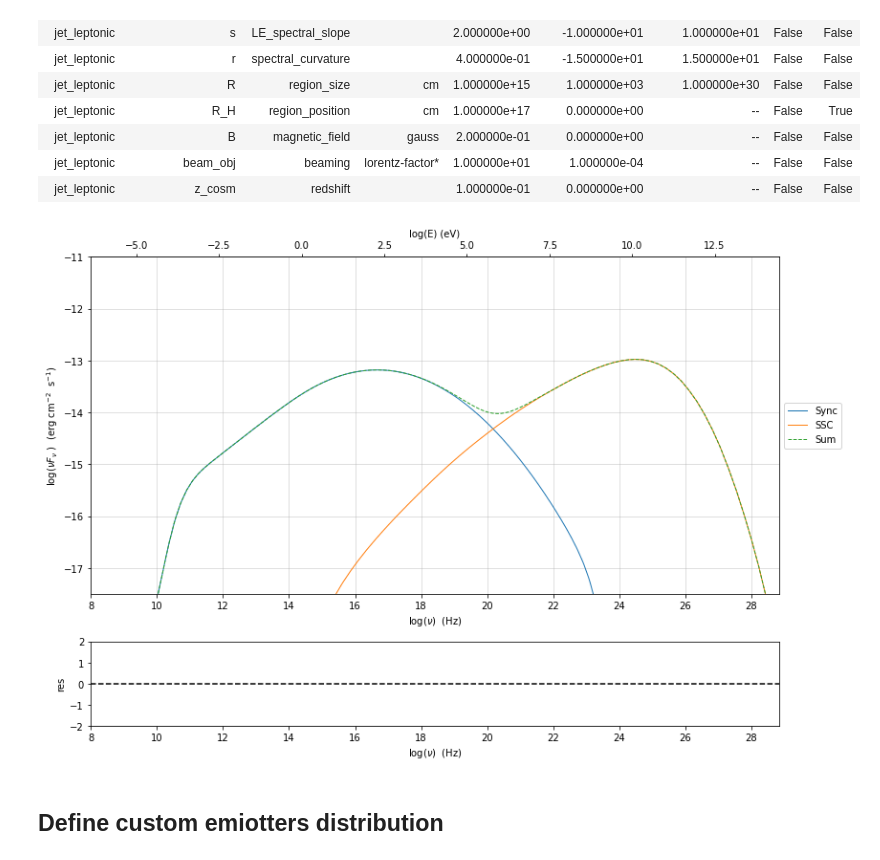
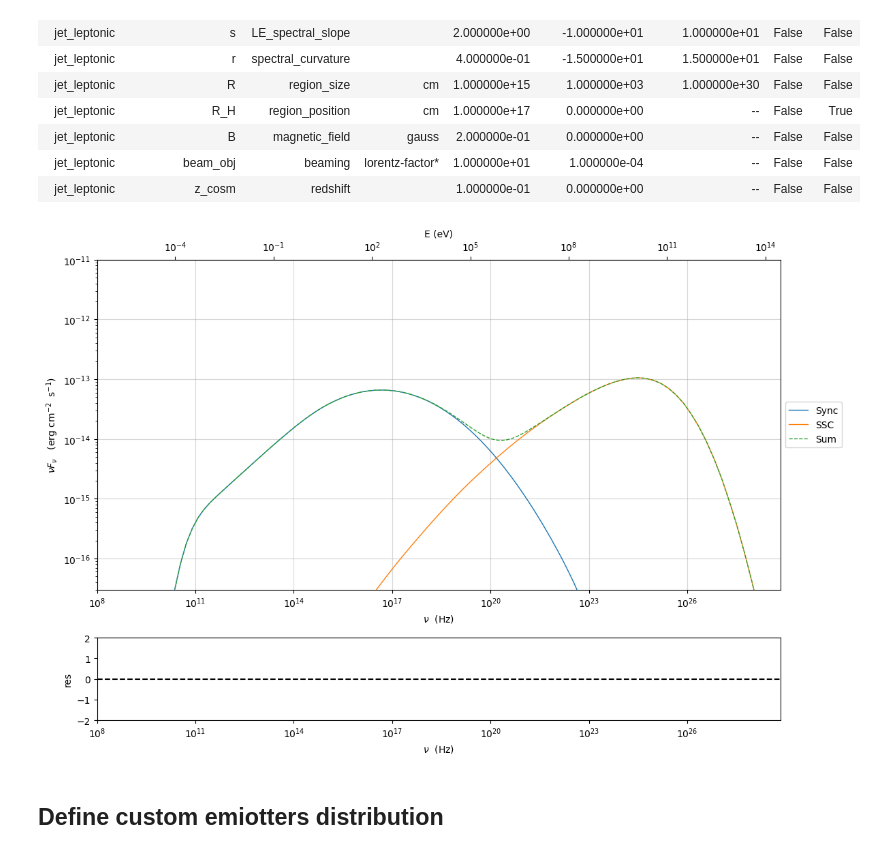
Before and after one commit to andreatramacere/jetset, a Jupyter notebook: notebooks/Tutorial_1.ipynb, the cells around one changed output. Drawn from its saved outputs; the diff is of its cells as text; code cells hidden in the pictures.

```diff
--- a/notebooks/Tutorial_1.ipynb
+++ b/notebooks/Tutorial_1.ipynb
@@ -275,9 +274,9 @@ Table length=11
 | jet_leptonic | z_cosm | redshift |  | 1.000000e-01 | 0.000000e+00 | -- | False | False |
 # %%
 my_plot=my_jet_new.plot_model()
-my_plot.rescale(y_max=-11,y_min=-17.5,x_min=8)
+my_plot.setlim(y_max=1E-11,y_min=3E-17,x_min=1E8)
 # %% [output]
-[figure, old version]
+[figure, new version]
 # %% [markdown]
 ## Define custom emiotters distribution
 # %% [markdown]
```
Also changed, not shown: parts of 16 cells of this notebook, 8 other files.
